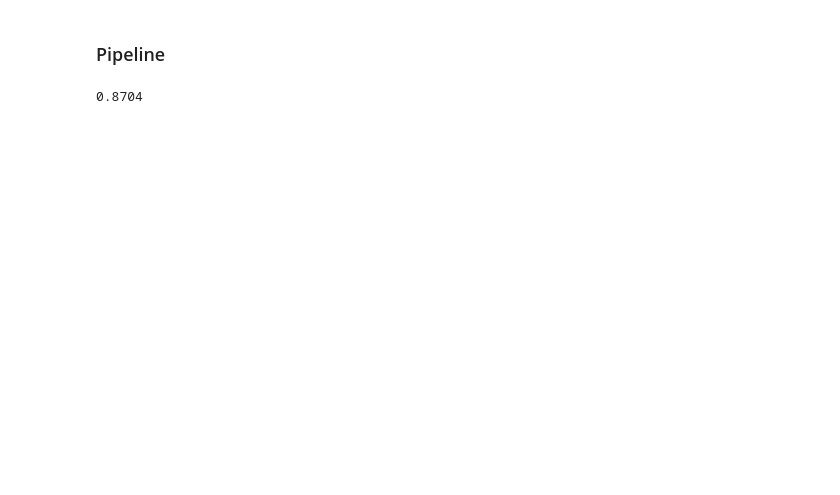
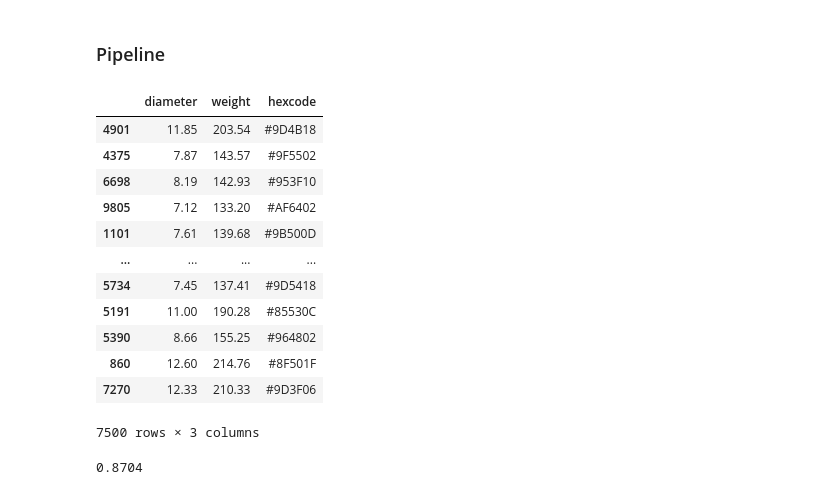
Before and after one commit to maxhumber/MVML, a Jupyter notebook: 01-model.ipynb, the cells around one changed output. Drawn from its saved outputs; the diff is of its cells as text; code cells hidden in the pictures; blank space fills up the shorter version.

```diff
--- a/01-model.ipynb
+++ b/01-model.ipynb
@@ -194,6 +203,22 @@ dummy.score(Z_train, y_train), (dummy.score(Z_test, y_test))
 from sklearn.pipeline import make_pipeline
 
 pipe = make_pipeline(mapper, model)
+# %%
+X_train
+# %% [output]
+|  | diameter | weight | hexcode |
+| 4901 | 11.85 | 203.54 | #9D4B18 |
+| 4375 | 7.87 | 143.57 | #9F5502 |
+| 6698 | 8.19 | 142.93 | #953F10 |
+| 9805 | 7.12 | 133.20 | #AF6402 |
+| 1101 | 7.61 | 139.68 | #9B500D |
+| ... | ... | ... | ... |
+| 5734 | 7.45 | 137.41 | #9D5418 |
+| 5191 | 11.00 | 190.28 | #85530C |
+| 5390 | 8.66 | 155.25 | #964802 |
+| 860 | 12.60 | 214.76 | #8F501F |
+| 7270 | 12.33 | 210.33 | #9D3F06 |
+7500 rows × 3 columns
 # %%
 pipe.fit(X_train, y_train)
 pipe.score(X_test, y_test)
```
Also changed, not shown: parts of 8 cells of this notebook, 6 other files.
